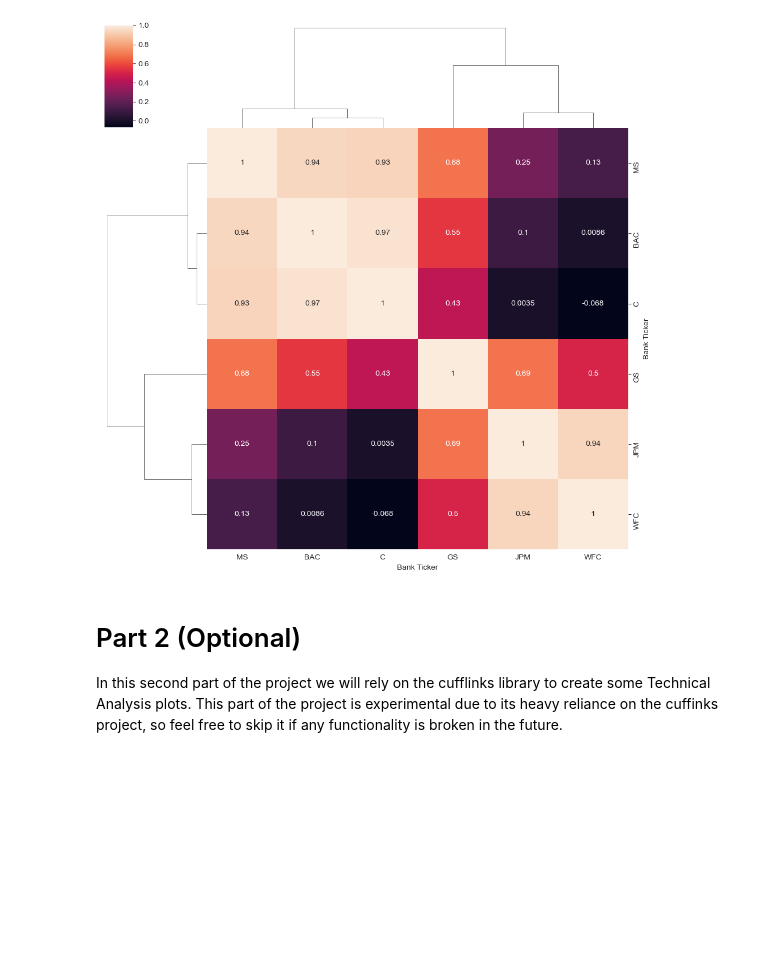
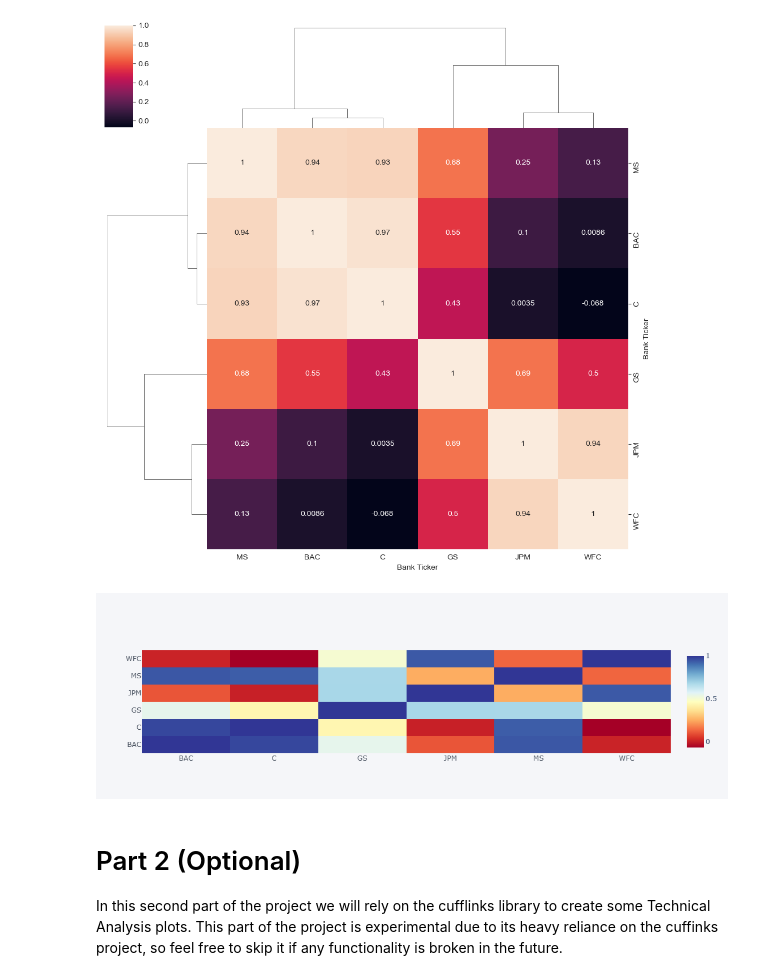
Before and after one commit to SpeedBird789/Data-Capstone-Project, a Jupyter notebook: Finance Project My Attempt.ipynb, the cells around one changed output. Cells and saved outputs as stored; diff of their text form; code cells hidden in the pictures; blank space fills up the shorter version.

```diff
--- a/Finance Project My Attempt.ipynb
+++ b/Finance Project My Attempt.ipynb
@@ -288,6 +288,12 @@ sns.clustermap(bank_stocks.xs(key='Close',axis=1,level='Stock Info').corr(),anno
 plt.show()
 # %% [output]
 [figure]
+# %%
+close_corr = bank_stocks.xs(key='Close',axis=1,level='Stock Info').corr()
+# %%
+close_corr.iplot(kind='heatmap', colorscale='rdylbu')
+# %% [output]
+[figure, added]
 # %% [markdown]
 # Part 2 (Optional)
 
```
Also changed, not shown: parts of 8 cells of this notebook.
